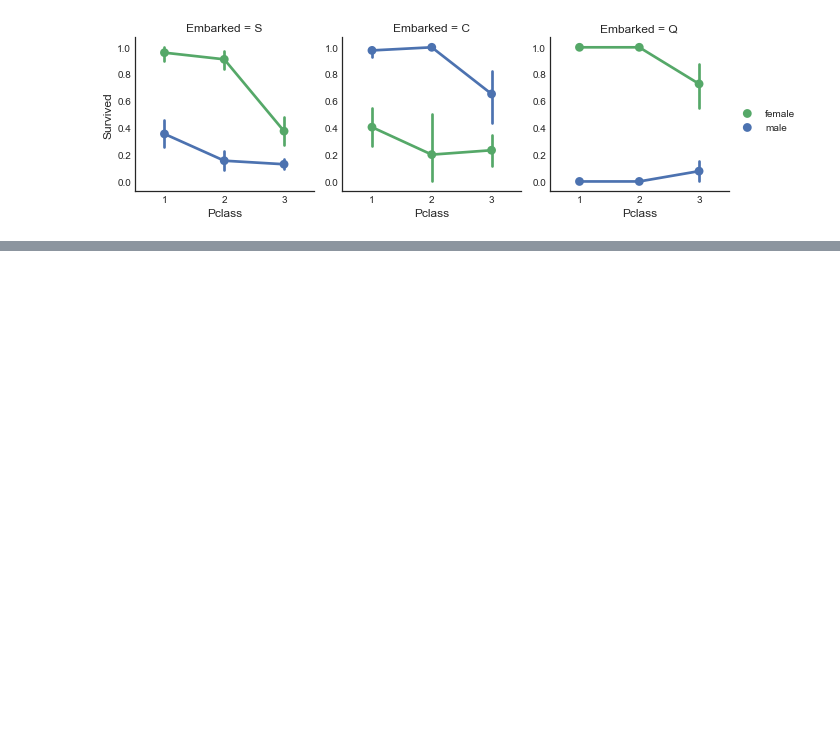
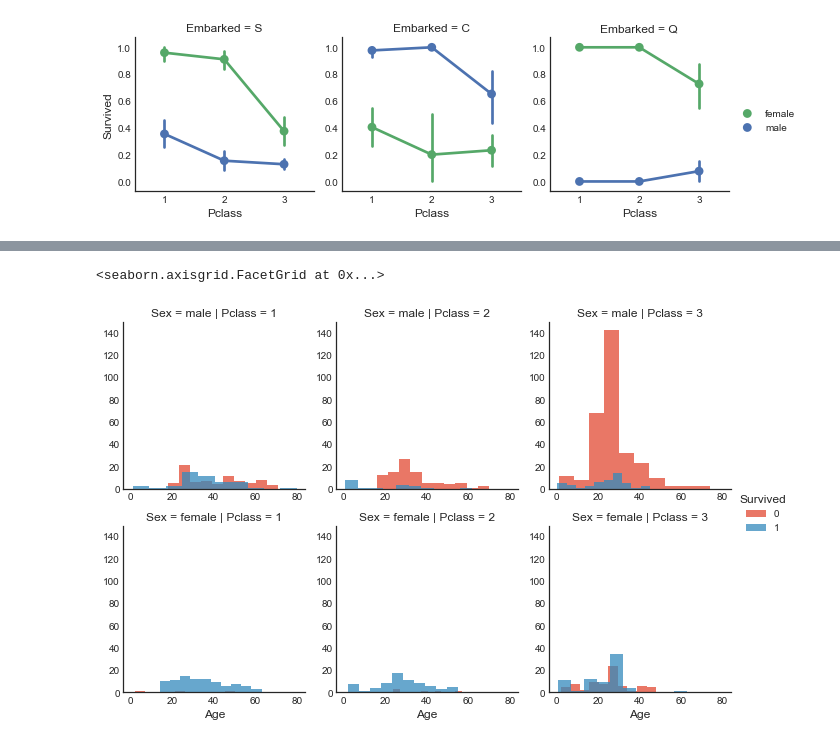
Before and after one commit to sebastienharinck/Courses, a Jupyter notebook: kaggle/titanic/titanic-machine-learning-from-disaster.ipynb, the cells around one changed output, grey strips where cells are left out. Saved outputs shown, nothing was run; the diff lists cells and outputs as text; code cells hidden in the pictures; blank space fills up the shorter version.

```diff
--- a/kaggle/titanic/titanic-machine-learning-from-disaster.ipynb
+++ b/kaggle/titanic/titanic-machine-learning-from-disaster.ipynb
@@ -599,0 +608,7 @@ e.add_legend()
+# %%
+h = sns.FacetGrid(data1, row='Sex', col='Pclass', hue='Survived')
+h.map(plt.hist, 'Age', alpha=.75)
+h.add_legend()
+# %% [output]
+<seaborn.axisgrid.FacetGrid at 0x...>
+[figure, added]
```
Also changed, not shown: parts of 5 cells of this notebook.
